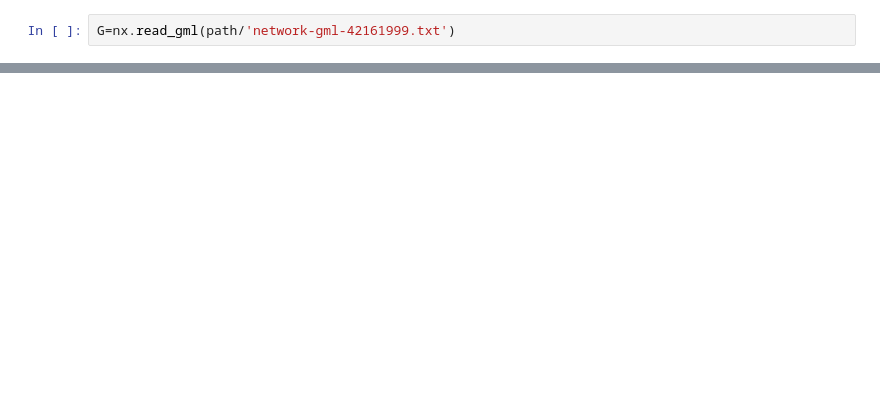
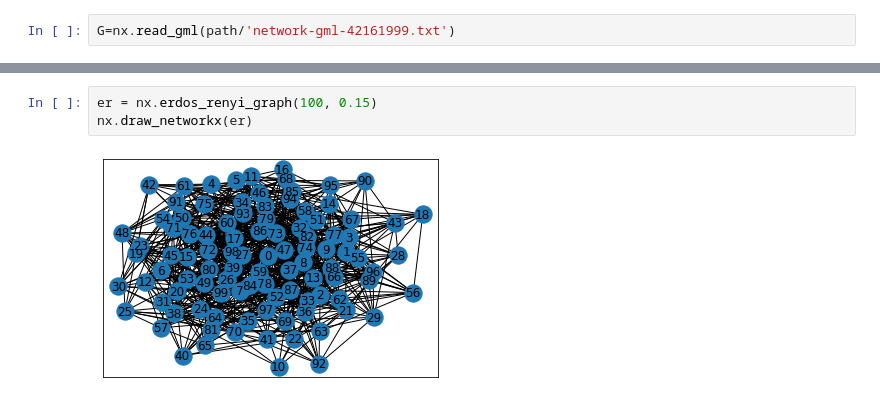
Before and after one commit to IsisChameleon/abm_commons_tragedy, a Jupyter notebook: Networkx-commons.ipynb, the cells around one changed output, grey strips where cells are left out. Saved outputs shown, nothing was run; the diff lists cells and outputs as text; blank space fills up the shorter version.

```diff
--- a/Networkx-commons.ipynb
+++ b/Networkx-commons.ipynb
@@ -54,0 +89,5 @@ nx.draw_networkx(G)
+# %%
+er = nx.erdos_renyi_graph(100, 0.15)
+nx.draw_networkx(er)
+# %% [output]
+[figure, added]
```
Also changed, not shown: parts of 16 cells of this notebook, 2 other files.
